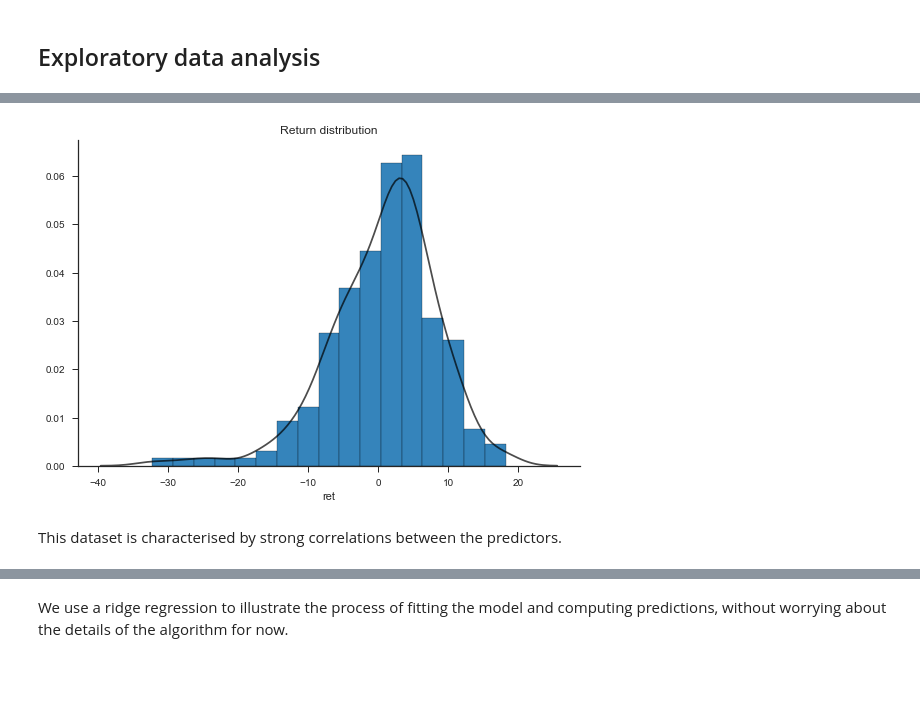
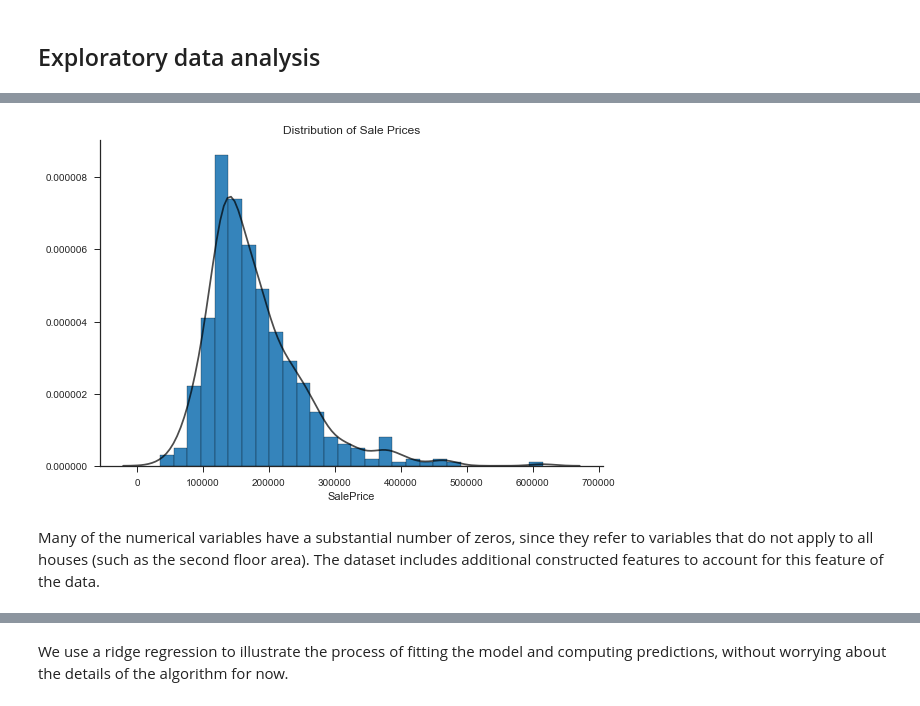
Before and after one commit to mscharth/ml-workshop, a Jupyter notebook: 02 Regularised Linear Models.ipynb, the cells around one changed output, grey strips where cells are left out. Saved outputs shown, nothing was run; the diff lists cells and outputs as text; code cells hidden in the pictures; blank space fills up the shorter version.

```diff
--- a/02 Regularised Linear Models.ipynb
+++ b/02 Regularised Linear Models.ipynb
@@ -84,0 +47,3 @@ data.head().round(2)
+# %%
+data=pd.read_csv('Datasets/AmesHousing-Processed.csv')
+data.head()
@@ -85,6 +60,13 @@ data.head().round(2)
 # %%
-train = data.iloc[:220,:].copy()
-test =  data.iloc[220:,:].copy()
+response='SalePrice'
+predictors=list(data.columns.values[:-1])
+
+# Randomly split indexes
+index_train, index_test  = train_test_split(np.array(data.index), train_size=0.2, random_state=5)
+
+# Write training and test sets
+train = data.loc[index_train,:].copy()
+test =  data.loc[index_test,:].copy()
 
 y_train = train[response]
 y_test = test[response]
@@ -110,11 +78,11 @@ train.describe().round(2)
 # %%
 from statlearning import plot_histogram
 
 plot_histogram(y_train)
-plt.title('Return distribution')
+plt.title('Distribution of Sale Prices')
 plt.show()
 # %% [output]
-[figure, old version]
+[figure, new version]
-# %% [markdown]
-This dataset is characterised by strong correlations between the predictors.
+# %% [markdown]
+Many of the numerical variables have a substantial number of zeros, since they refer to variables that do not apply to all houses (such as the second floor area). The dataset includes additional constructed features to account for this feature of the data.
 # %%
```
Also changed, not shown: parts of 39 cells of this notebook, 1 other file.
